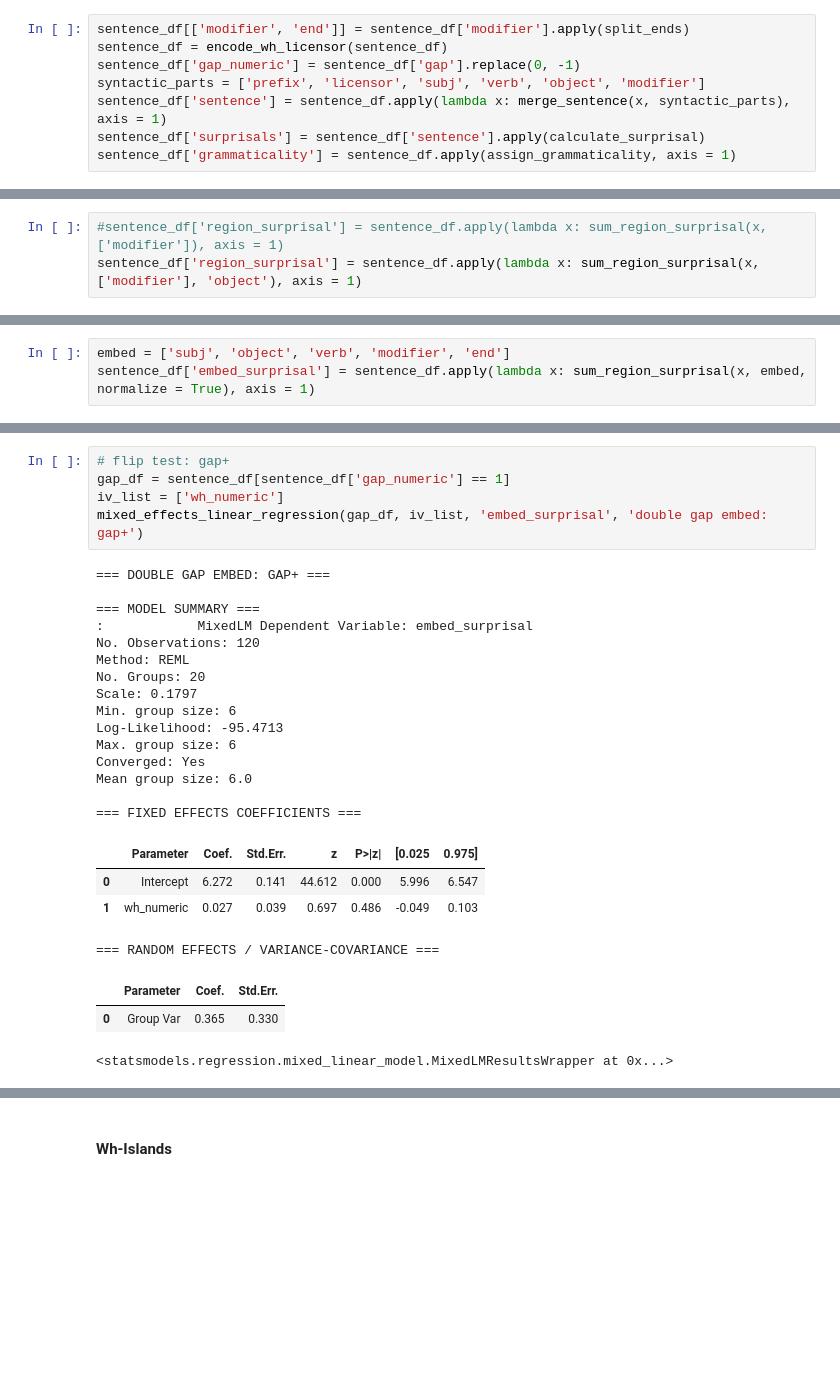
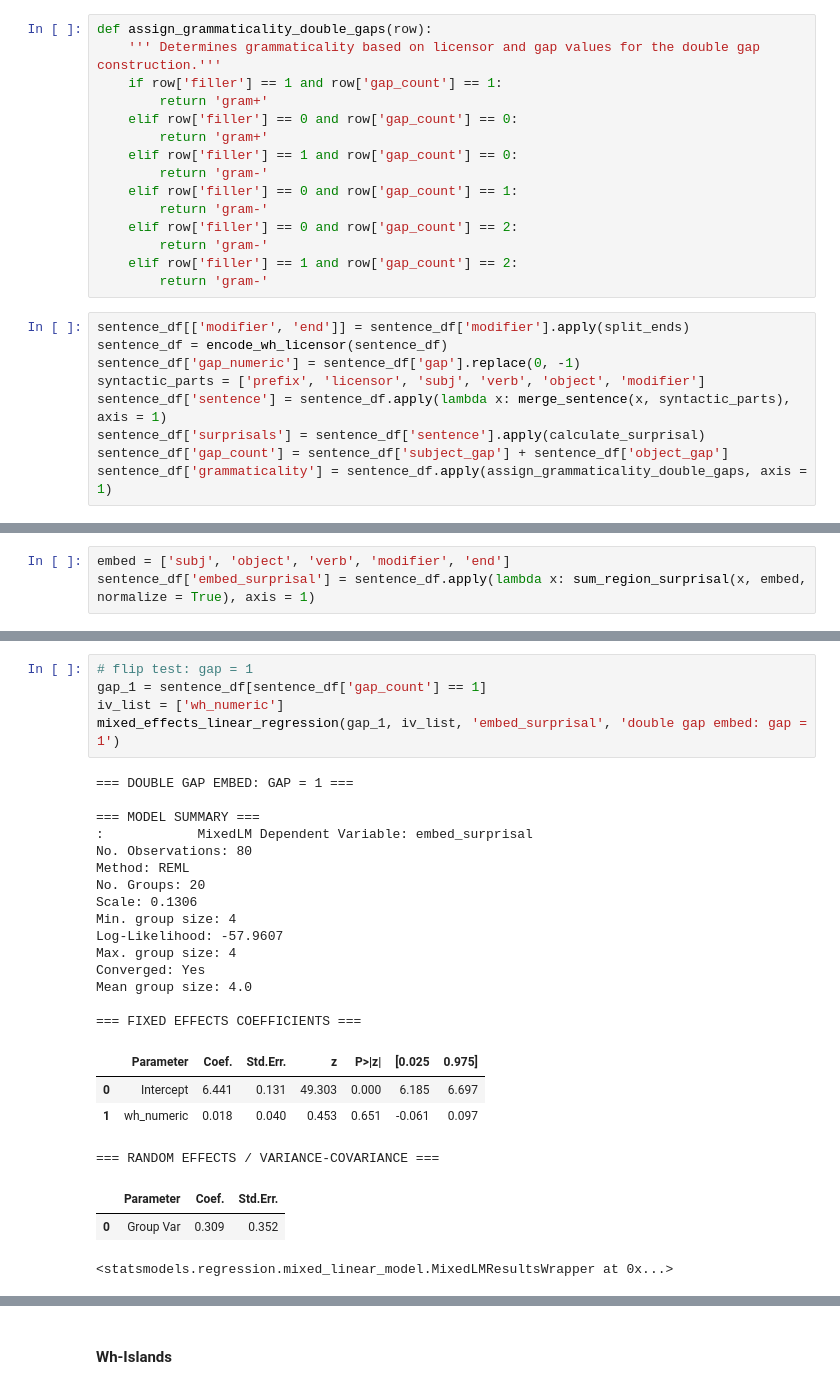
Before and after one commit to um-cap-lab/EMNLP-2025-submission, a Jupyter notebook: flip_test&division_by_grammaticality_gpt2_10M.ipynb, the cells around one changed output, grey strips where cells are left out. Saved outputs shown, nothing was run; the diff lists cells and outputs as text; blank space fills up the shorter version.

```diff
--- a/flip_test&division_by_grammaticality_gpt2_10M.ipynb
+++ b/flip_test&division_by_grammaticality_gpt2_10M.ipynb
@@ -793,6 +793,21 @@ Mean group size: 16.0
 #### Double Gaps
 # %%
 sentence_df = pd.read_csv('test_sentences/Double Gaps.csv')
+# %%
+def assign_grammaticality_double_gaps(row):
+    ''' Determines grammaticality based on licensor and gap values for the double gap construction.'''
+    if row['filler'] == 1 and row['gap_count'] == 1:
+        return 'gram+'
+    elif row['filler'] == 0 and row['gap_count'] == 0:
+        return 'gram+'
+    elif row['filler'] == 1 and row['gap_count'] == 0:
+        return 'gram-'
+    elif row['filler'] == 0 and row['gap_count'] == 1:
+        return 'gram-'
+    elif row['filler'] == 0 and row['gap_count'] == 2:
+        return 'gram-'
+    elif row['filler'] == 1 and row['gap_count'] == 2:
+        return 'gram-'
 # %%
 sentence_df[['modifier', 'end']] = sentence_df['modifier'].apply(split_ends)
 sentence_df = encode_wh_licensor(sentence_df)
@@ -800,4 +815,5 @@ sentence_df['gap_numeric'] = sentence_df['gap'].replace(0, -1)
 syntactic_parts = ['prefix', 'licensor', 'subj', 'verb', 'object', 'modifier']
 sentence_df['sentence'] = sentence_df.apply(lambda x: merge_sentence(x, syntactic_parts), axis = 1)
 sentence_df['surprisals'] = sentence_df['sentence'].apply(calculate_surprisal)
-sentence_df['grammaticality'] = sentence_df.apply(assign_grammaticality, axis = 1)
+sentence_df['gap_count'] = sentence_df['subject_gap'] + sentence_df['object_gap']
+sentence_df['grammaticality'] = sentence_df.apply(assign_grammaticality_double_gaps, axis = 1)
@@ -806,3 +819,0 @@ Post Gap Region - Modifier
-# %%
-#sentence_df['region_surprisal'] = sentence_df.apply(lambda x: sum_region_surprisal(x, ['modifier']), axis = 1)
-sentence_df['region_surprisal'] = sentence_df.apply(lambda x: sum_region_surprisal(x, ['modifier'], 'object'), axis = 1)
@@ -1100,31 +851,31 @@ Mean group size: 2.0
 | 0 | Group Var | 0.321 | 1.512 |
 <statsmodels.regression.mixed_linear_model.MixedLMResultsWrapper at 0x...>
 # %%
-# flip test: gap+
-gap_df = sentence_df[sentence_df['gap_numeric'] == 1]
+# flip test: gap = 1
+gap_1 = sentence_df[sentence_df['gap_count'] == 1]
 iv_list = ['wh_numeric']
-mixed_effects_linear_regression(gap_df, iv_list, 'embed_surprisal', 'double gap embed: gap+')
+mixed_effects_linear_regression(gap_1, iv_list, 'embed_surprisal', 'double gap embed: gap = 1')
 # %% [output]
-=== DOUBLE GAP EMBED: GAP+ ===
+=== DOUBLE GAP EMBED: GAP = 1 ===
 
 === MODEL SUMMARY ===
 :            MixedLM Dependent Variable: embed_surprisal
-No. Observations: 120
+No. Observations: 80
 Method: REML
 No. Groups: 20
-Scale: 0.1797
-Min. group size: 6
-Log-Likelihood: -95.4713
-Max. group size: 6
+Scale: 0.1306
+Min. group size: 4
+Log-Likelihood: -57.9607
+Max. group size: 4
 Converged: Yes
-Mean group size: 6.0
+Mean group size: 4.0
 
 === FIXED EFFECTS COEFFICIENTS ===
 |  | Parameter | Coef. | Std.Err. | z | P>|z| | [0.025 | 0.975] |
-| 0 | Intercept | 6.272 | 0.141 | 44.612 | 0.000 | 5.996 | 6.547 |
-| 1 | wh_numeric | 0.027 | 0.039 | 0.697 | 0.486 | -0.049 | 0.103 |
+| 0 | Intercept | 6.441 | 0.131 | 49.303 | 0.000 | 6.185 | 6.697 |
+| 1 | wh_numeric | 0.018 | 0.040 | 0.453 | 0.651 | -0.061 | 0.097 |
 === RANDOM EFFECTS / VARIANCE-COVARIANCE ===
 |  | Parameter | Coef. | Std.Err. |
-| 0 | Group Var | 0.365 | 0.330 |
+| 0 | Group Var | 0.309 | 0.352 |
 <statsmodels.regression.mixed_linear_model.MixedLMResultsWrapper at 0x...>
 # %%
```
Also changed, not shown: parts of 27 cells of this notebook, 2 other files.
